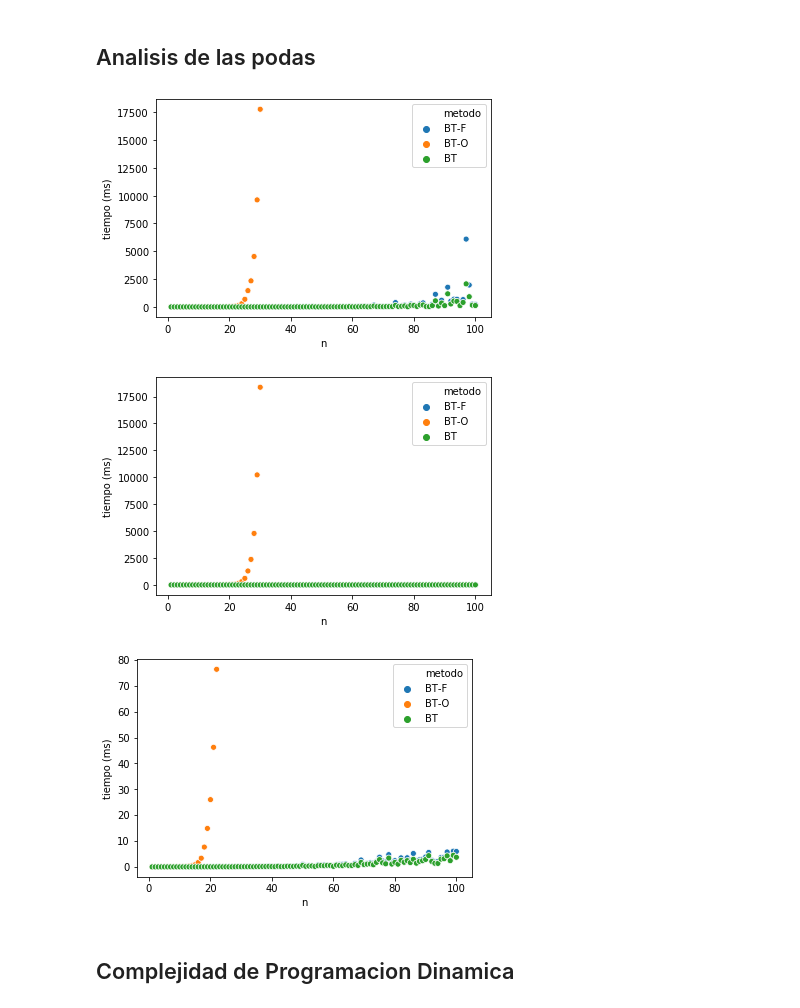
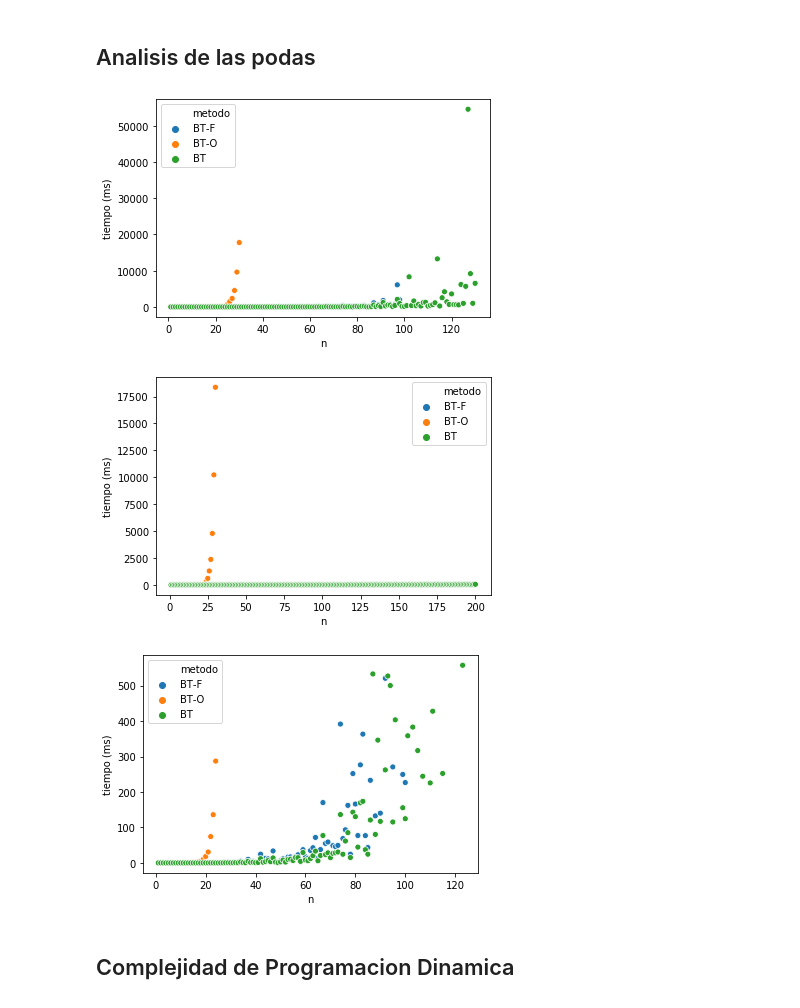
Before and after one commit to Jantalus/Algoritmos3TP1, a Jupyter notebook: python/Analisis.ipynb, the cells around one changed output. Saved outputs shown, nothing was run; the diff lists cells and outputs as text; code cells hidden in the pictures.

Commit message:
Graficos again

```diff
--- a/python/Analisis.ipynb
+++ b/python/Analisis.ipynb
@@ -26,4 +26,6 @@ Estos son:
 **Leemos las instancias**
 # %%
 df_resultados = pd.read_csv("resultados/resultado.csv");
-df_resultados.head()
+
+
+df_resultados2 = pd.read_csv("resultados/resultado2.csv");
@@ -110,31 +91,41 @@ plt.savefig("graficos/bt-complejidad-mejor-caso.svg");
 ## Analisis de las podas
 # %%
 # Para objetos fuertes
-df_BT_fuertes = df_resultados[((df_resultados["metodo"]=="BT") | (df_resultados["metodo"]=="BT-F") | (df_resultados["metodo"]=="BT-O")) & (df_resultados["dataset"] == "ratio-resistenciaM1")].copy();
+df_BT_fuertes = df_resultados[((df_resultados["metodo"] == "BT-F") | (df_resultados["metodo"] == "BT-O")) & (df_resultados["dataset"] == "ratio-resistenciaM1")].copy();
+df_BT_fuertes2 = df_resultados2[(df_resultados2["metodo"]=="BT") & (df_resultados2["dataset"] == "ratio-resistenciaM1")].copy();
+df_BT_fuertes = pd.concat([df_BT_fuertes, df_BT_fuertes2])
 #df_BT_fuertes = df_BT_fuertes[df_BT_fuertes["tiempo"] < 2000]; # Sacamos outliers.
 fig = sns.scatterplot(data=df_BT_fuertes, x='n', y='tiempo', hue='metodo');
 fig.set(xlabel='n', ylabel='tiempo (ms)');
-plt.savefig("graficos/bt-podas-alta.svg");
+plt.savefig("graficos/bt-podas-fuertes.svg");
 # %% [output]
-[figure, old version]
+[figure, new version]
 # %%
 # Para objetos debiles
-df_BT_debiles = df_resultados[((df_resultados["metodo"]=="BT") | (df_resultados["metodo"]=="BT-F") | (df_resultados["metodo"]=="BT-O")) & (df_resultados["dataset"] == "ratio-resistenciam1")].copy();
-fig = sns.scatterplot(data=df_BT_debiles, x='n', y='tiempo', hue='metodo');
+
+df_BT_fuertes = df_resultados[((df_resultados["metodo"] == "BT-F") | (df_resultados["metodo"] == "BT-O")) & (df_resultados["dataset"] == "ratio-resistenciam1")].copy();
+df_BT_fuertes2 = df_resultados2[(df_resultados2["metodo"]=="BT") & (df_resultados2["dataset"] == "ratio-resistenciam1")].copy();
+df_BT_fuertes = pd.concat([df_BT_fuertes, df_BT_fuertes2])
+#df_BT_fuertes = df_BT_fuertes[df_BT_fuertes["tiempo"] < 2000]; # Sacamos outliers.
+fig = sns.scatterplot(data=df_BT_fuertes, x='n', y='tiempo', hue='metodo');
 fig.set(xlabel='n', ylabel='tiempo (ms)');
-plt.savefig("graficos/bt-podas-alta.svg");
+plt.savefig("graficos/bt-podas-debiles.svg");
 # %% [output]
-[figure, old version]
+[figure, new version]
 # %%
 #Veamos un poquito mas de cerca
 # Para objetos debiles
-df_resultados2 = df_resultados[df_resultados["tiempo"] < 100].copy();
-df_BT_debiles = df_resultados2[((df_resultados["metodo"]=="BT") | (df_resultados["metodo"]=="BT-F") | (df_resultados["metodo"]=="BT-O")) & (df_resultados["dataset"] == "ratio-resistenciam1")].copy();
-fig = sns.scatterplot(data=df_BT_debiles, x='n', y='tiempo', hue='metodo');
+# Para objetos fuertes
+df_BT_fuertes = df_resultados[((df_resultados["metodo"] == "BT-F") | (df_resultados["metodo"] == "BT-O")) & (df_resultados["dataset"] == "ratio-resistenciaM1")].copy();
+df_BT_fuertes2 = df_resultados2[(df_resultados2["metodo"]=="BT") & (df_resultados2["dataset"] == "ratio-resistenciaM1")].copy();
+df_BT_fuertes = pd.concat([df_BT_fuertes, df_BT_fuertes2])
+df_BT_fuertes = df_BT_fuertes[df_BT_fuertes["tiempo"] < 600]
+fig = sns.scatterplot(data=df_BT_fuertes, x='n', y='tiempo', hue='metodo');
 fig.set(xlabel='n', ylabel='tiempo (ms)');
-plt.savefig("graficos/bt-podas-alta.svg");
+plt.savefig("graficos/bt-podas-fuertes.svg");
+plt.savefig("graficos/bt-podas-debiles-cerca.svg");
 # %% [output]
-[figure, old version]
+[figure, new version]
 # %% [markdown]
 ## Complejidad de Programacion Dinamica
 # %%
```
Also changed, not shown: parts of 9 cells of this notebook, 13 other files.
